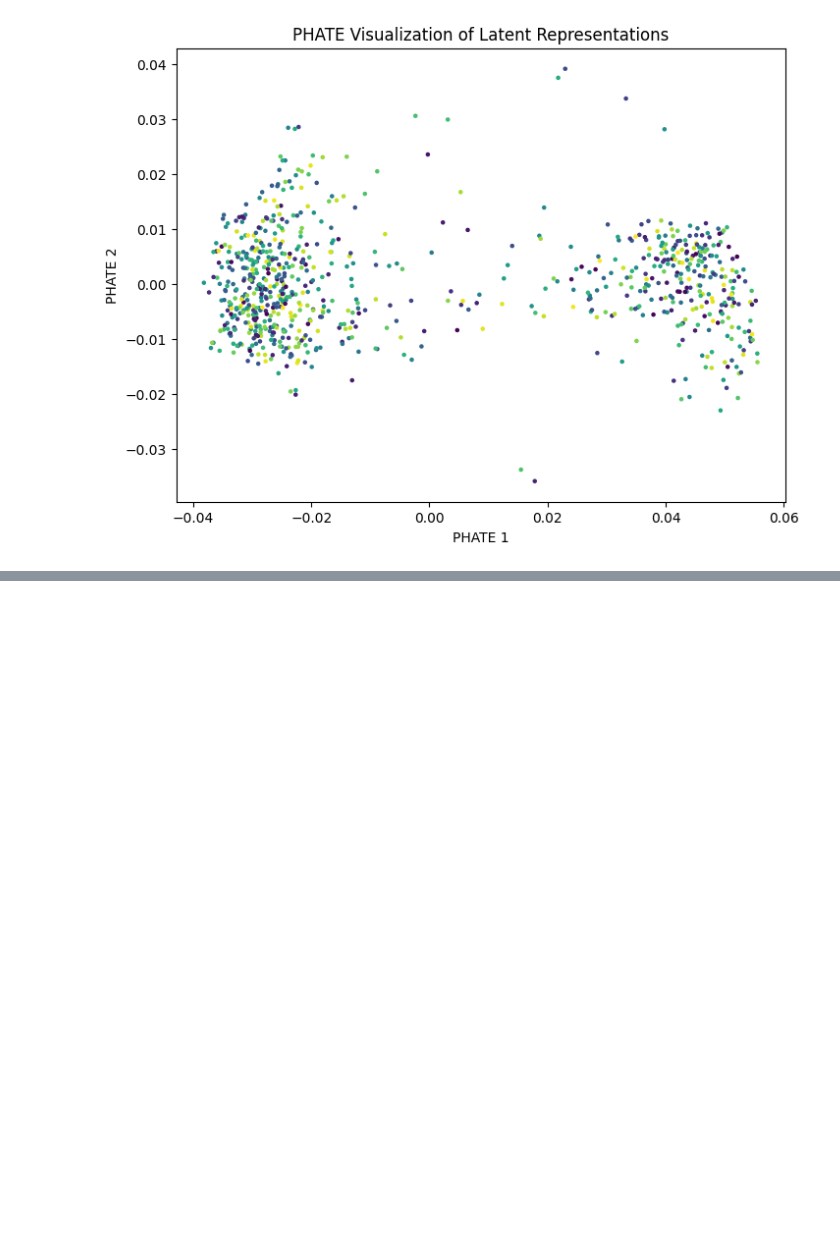
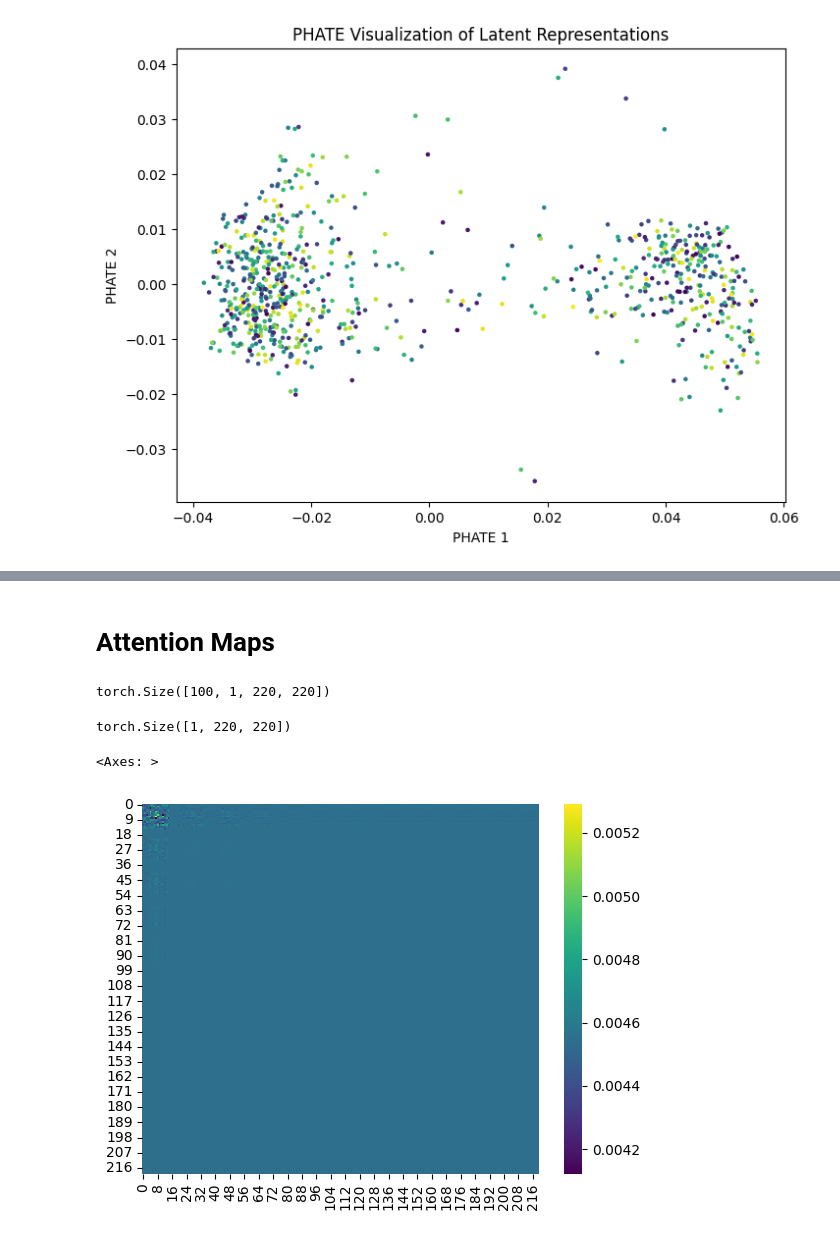
Before and after one commit to KrishnaswamyLab/ProtSCAPE, a Jupyter notebook: notebooks/atlas_testing.ipynb, the cells around one changed output, grey strips where cells are left out. Cells and saved outputs as stored; diff of their text form; code cells hidden in the pictures; blank space fills up the shorter version.

Commit message:
Atlas dataset updated -- need to improve results

```diff
--- a/notebooks/atlas_testing.ipynb
+++ b/notebooks/atlas_testing.ipynb
@@ -84,0 +87,22 @@ Calculated PHATE in 1.37 seconds.
+# %%
+import pickle as pk
+import phate
+import torch
+import numpy as np
+import matplotlib.pyplot as plt
+with open('../test_atlas_rmsd_valid.pkl', 'rb') as file:
+    # Load the data from the pickle file
+    rogs = pk.load(file)
+# %%
+with open('../1ab1_A_analysis/graphsrmsd.pkl', 'rb') as file:
+        full_dataset =  pk.load(file)
+
+for data in full_dataset:
+        y = float(data.y)
+        data.y = y
+
+# import pdb; pdb.set_trace()
+train_size = int(0.8 * len(full_dataset))
+val_size = len(full_dataset) - train_size
+train_set, val_set = torch.utils.data.random_split(full_dataset, [train_size, val_size])
+test_targets = np.array([data.y for data in val_set])
@@ -84,0 +199,22 @@ Calculated PHATE in 1.37 seconds.
+# %% [markdown]
+# Attention Maps
+# %%
+with open('../col_attn_atlas.pkl', 'rb') as file:
+    # Load the data from the pickle file
+    col_attn = pk.load(file)
+# %%
+col_attn[0][0].shape
+# %% [output]
+torch.Size([100, 1, 220, 220])
+# %%
+attention_maps = [i[0].mean(axis = 0) for i in col_attn]
+# %%
+attention_maps[0].shape
+# %% [output]
+torch.Size([1, 220, 220])
+# %%
+import seaborn as sns
+sns.heatmap(attention_maps[0][0], cmap='viridis')
+# %% [output]
+<Axes: >
+[figure, added]
```
Also changed, not shown: parts of 13 cells of this notebook, 16 other files.
